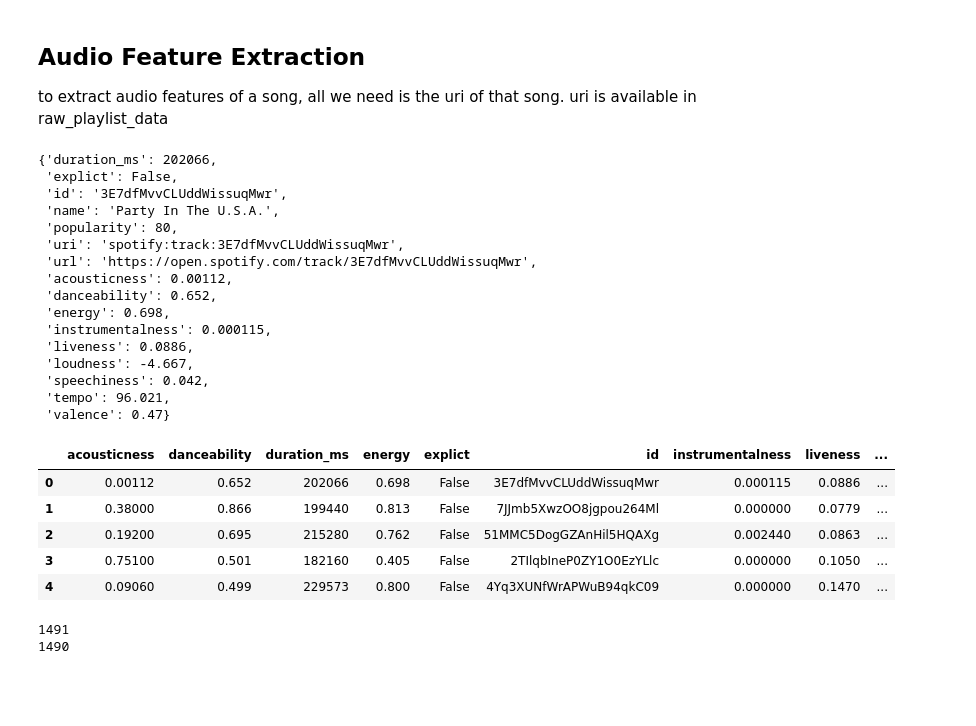
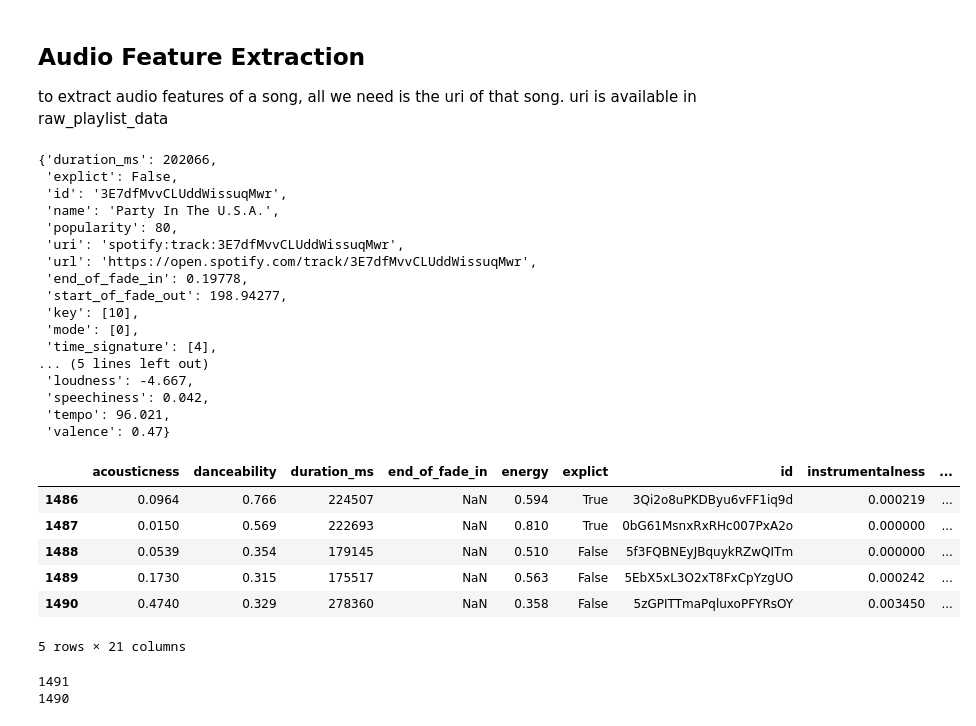
Before and after one commit to itsbhardwaj/Music-Popularity-Predicition, a Jupyter notebook: DataMining/Playlist Data Extraction.ipynb, the cells around one changed output. Cells and saved outputs as stored; diff of their text form; code cells hidden in the pictures; blank space fills up the shorter version.

```diff
--- a/DataMining/Playlist Data Extraction.ipynb
+++ b/DataMining/Playlist Data Extraction.ipynb
@@ -86,12 +86,21 @@ artistData=[]
 for i in range(0,len(raw_playlist_data)):
     artistData.append(raw_playlist_data[i]['artists'][0])
 # %%
-#correct the format of external link
+#correct the format of external link, delete unwanted data and append to artistId
+artistId=[]
 for i in range(len(artistData)):
     artistData[i]['url']=artistData[i]['external_urls']['spotify']
+    artistId.append(artistData[i]['id'])
+    artistData[i]['artist id'] = artistData[i]['id']
     del artistData[i]['href']
     del artistData[i]['external_urls']
     del artistData[i]['type']
+    del artistData[i]['id']
+# %%
+for i in range(len(artistId)):
+    response=sp.artist(artistId[i])
+    artistData[i]['genres']=response['genres']
+    artistData[i]['artist popularity']=response['popularity']
 # %%
 artistData[0]
 # %% [output]
@@ -187,3 +237,9 @@ songData[0]
  'popularity': 80,
  'uri': 'spotify:track:3E7dfMvvCLUddWissuqMwr',
  'url': 'https://open.spotify.com/track/3E7dfMvvCLUddWissuqMwr'}
+# %%
+#extract  end_of_fade_in, start_of_fade_out
+for i in range(len(songData)):
+    response=sp.audio_analysis(songData[i]['id'])
+    songData[i]['end_of_fade_in']=response['track']['end_of_fade_in']
+    songData[i]['start_of_fade_out']=response['track']['start_of_fade_out']
@@ -193,6 +268,10 @@ to extract audio features of a song, all we need is the uri of that song. uri is
 # %%
 def audio_features(element):
     #Add new key-values to store audio features
+
+    element['key'] = []
+    element['mode'] = []
+    element['time_signature'] = []
     element['acousticness'] = []
     element['danceability'] = []
     element['energy'] = []
@@ -208,6 +287,10 @@ def audio_features(element):
     features = sp.audio_features(element['uri'])
 
     #Append to relevant key-value
+    element['key'].append(features[0]['key'])
+    element['mode'].append(features[0]['mode'])
+    element['time_signature'].append(features[0]['time_signature'])
+
     element['acousticness'].append(features[0]['acousticness'])
     element['danceability'].append(features[0]['danceability'])
     element['energy'].append(features[0]['energy'])
@@ -244,11 +327,12 @@ songData[0]
  'popularity': 80,
  'uri': 'spotify:track:3E7dfMvvCLUddWissuqMwr',
  'url': 'https://open.spotify.com/track/3E7dfMvvCLUddWissuqMwr',
- 'acousticness': 0.00112,
- 'danceability': 0.652,
- 'energy': 0.698,
- 'instrumentalness': 0.000115,
- 'liveness': 0.0886,
+ 'end_of_fade_in': 0.19778,
+ 'start_of_fade_out': 198.94277,
+ 'key': [10],
+ 'mode': [0],
+ 'time_signature': [4],
+... (5 lines left out)
  'loudness': -4.667,
  'speechiness': 0.042,
  'tempo': 96.021,
@@ -256,14 +340,15 @@ songData[0]
 # %%
 df=pd.DataFrame([songData][0])
 # %%
-df.head()
+df.tail()
 # %% [output]
-|  | acousticness | danceability | duration_ms | energy | explict | id | instrumentalness | liveness | ... |
-| 0 | 0.00112 | 0.652 | 202066 | 0.698 | False | 3E7dfMvvCLUddWissuqMwr | 0.000115 | 0.0886 | ... |
-| 1 | 0.38000 | 0.866 | 199440 | 0.813 | False | 7JJmb5XwzOO8jgpou264Ml | 0.000000 | 0.0779 | ... |
-| 2 | 0.19200 | 0.695 | 215280 | 0.762 | False | 51MMC5DogGZAnHil5HQAXg | 0.002440 | 0.0863 | ... |
-| 3 | 0.75100 | 0.501 | 182160 | 0.405 | False | 2TIlqbIneP0ZY1O0EzYLlc | 0.000000 | 0.1050 | ... |
-| 4 | 0.09060 | 0.499 | 229573 | 0.800 | False | 4Yq3XUNfWrAPWuB94qkC09 | 0.000000 | 0.1470 | ... |
+|  | acousticness | danceability | duration_ms | end_of_fade_in | energy | explict | id | instrumentalness | ... |
+| 1486 | 0.0964 | 0.766 | 224507 | NaN | 0.594 | True | 3Qi2o8uPKDByu6vFF1iq9d | 0.000219 | ... |
+| 1487 | 0.0150 | 0.569 | 222693 | NaN | 0.810 | True | 0bG61MsnxRxRHc007PxA2o | 0.000000 | ... |
+| 1488 | 0.0539 | 0.354 | 179145 | NaN | 0.510 | False | 5f3FQBNEyJBquykRZwQITm | 0.000000 | ... |
+| 1489 | 0.1730 | 0.315 | 175517 | NaN | 0.563 | False | 5EbX5xL3O2xT8FxCpYzgUO | 0.000242 | ... |
+| 1490 | 0.4740 | 0.329 | 278360 | NaN | 0.358 | False | 5zGPITTmaPqluxoPFYRsOY | 0.003450 | ... |
+5 rows × 21 columns
 # %%
 ##just a small piece of code to remove duplicate elements from the table if any
 print(len(df))
```
Also changed, not shown: parts of 9 cells of this notebook, 5 other files.
